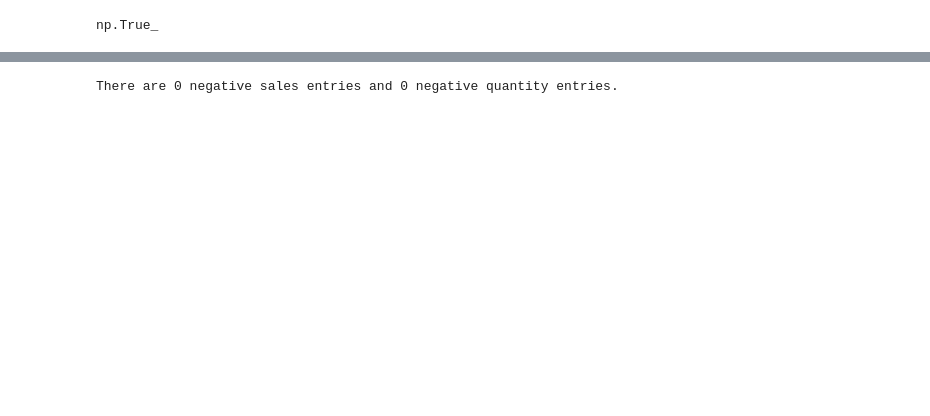
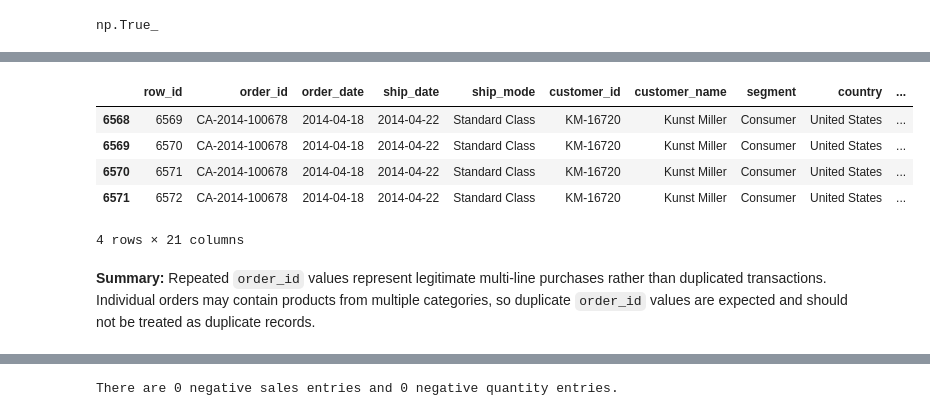
Before and after one commit to danigeiger/e_commerce_duckdb_project, a Jupyter notebook: notebooks/01_data_preprocessing.ipynb, the cells around one changed output, grey strips where cells are left out. Saved outputs shown, nothing was run; the diff lists cells and outputs as text; code cells hidden in the pictures; blank space fills up the shorter version.

Commit message:
Improve question, explanation, code, and summary sections for business logic validation

```diff
--- a/notebooks/01_data_preprocessing.ipynb
+++ b/notebooks/01_data_preprocessing.ipynb
@@ -190,0 +221,11 @@ np.True_
+# %%
+df[df['order_id'] == 'CA-2014-100678']
+# %% [output]
+|  | row_id | order_id | order_date | ship_date | ship_mode | customer_id | customer_name | segment | country | ... |
+| 6568 | 6569 | CA-2014-100678 | 2014-04-18 | 2014-04-22 | Standard Class | KM-16720 | Kunst Miller | Consumer | United States | ... |
+| 6569 | 6570 | CA-2014-100678 | 2014-04-18 | 2014-04-22 | Standard Class | KM-16720 | Kunst Miller | Consumer | United States | ... |
+| 6570 | 6571 | CA-2014-100678 | 2014-04-18 | 2014-04-22 | Standard Class | KM-16720 | Kunst Miller | Consumer | United States | ... |
+| 6571 | 6572 | CA-2014-100678 | 2014-04-18 | 2014-04-22 | Standard Class | KM-16720 | Kunst Miller | Consumer | United States | ... |
+4 rows × 21 columns
+# %% [markdown]
+**Summary:** Repeated `order_id` values represent legitimate multi-line purchases rather than duplicated transactions. Individual orders may contain products from multiple categories, so duplicate `order_id` values are expected and should not be treated as duplicate records.
```
Also changed, not shown: parts of 75 cells of this notebook.
